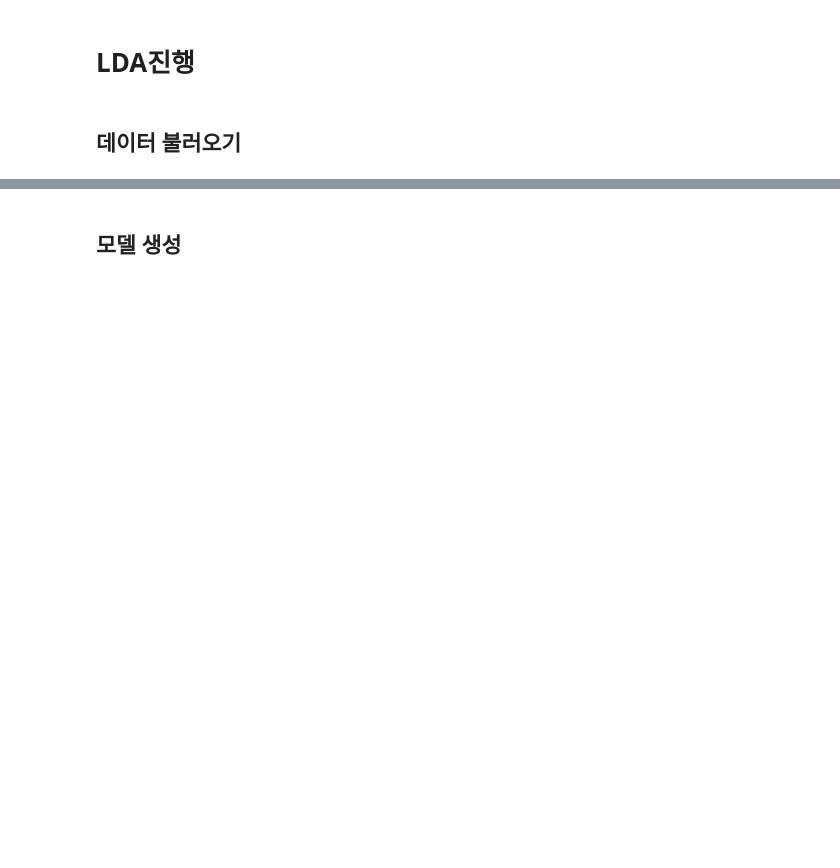
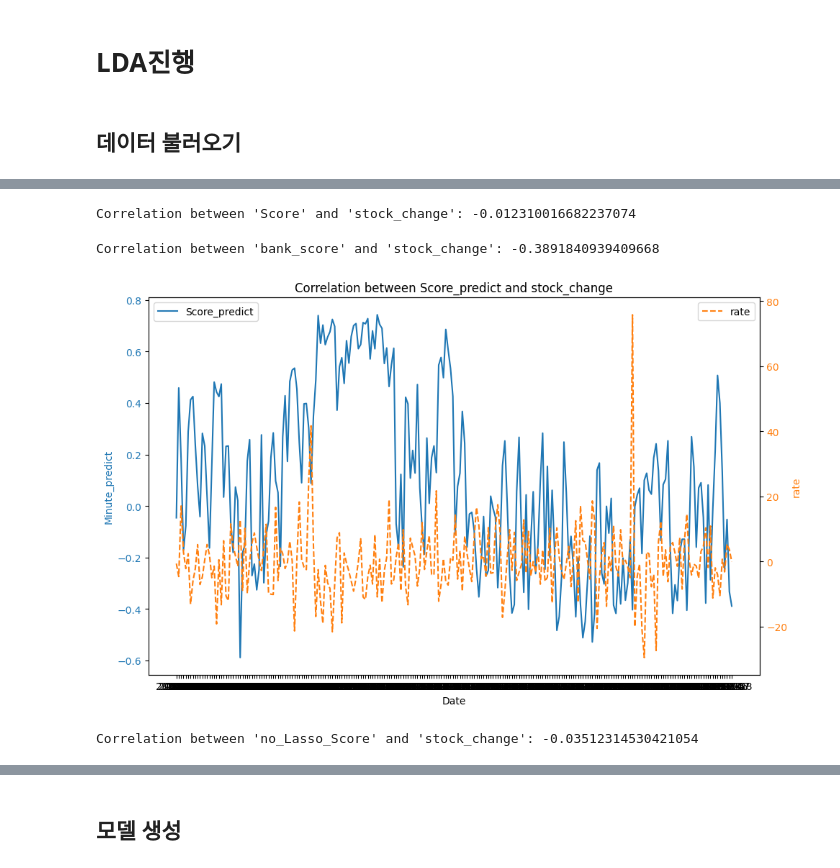
Before and after one commit to jtw0812/News_Stockvolume_thesis, a Jupyter notebook: Execution/hyndai_prac.ipynb, the cells around one changed output, grey strips where cells are left out. Drawn from its saved outputs; the diff is of its cells as text; code cells hidden in the pictures; blank space fills up the shorter version.

```diff
--- a/Execution/hyndai_prac.ipynb
+++ b/Execution/hyndai_prac.ipynb
@@ -108,0 +114,4 @@ celltrion_text = pd.concat([celltrion, bio_report], axis = 0)
+# %%
+hyundai = analyze_process.predict_stock(car, hyundai_news, 'hyundai')
+samsung = analyze_process.predict_stock(semiconduct, samsung_news, 'samsung')
+celltrion = analyze_process.predict_stock(bio, celltrion_news, 'celltrion')
@@ -108,0 +132,57 @@ celltrion_text = pd.concat([celltrion, bio_report], axis = 0)
+# %%
+
+hyundai.stock_comparison_df.fillna(0, inplace = True)
+hyundai.stock_comparison_df
+correlation = hyundai.stock_comparison_df['Score'].corr(hyundai.stock_comparison_df['stock_change'])
+
+print(f"Correlation between 'Score' and 'stock_change': {correlation}")
+# %% [output]
+Correlation between 'Score' and 'stock_change': -0.012310016682237074
+# %%
+hyundai.korea_bank_df
+hyundai.korea_bank_df.fillna(0, inplace = True)
+hyundai.korea_bank_df
+correlation_hyundai_koreabank = hyundai.korea_bank_df['score'].corr(hyundai.korea_bank_df['stock_change'])
+
+print(f"Correlation between 'bank_score' and 'stock_change': {correlation_hyundai_koreabank}")
+# %% [output]
+Correlation between 'bank_score' and 'stock_change': -0.3891840939409668
+# %%
+import matplotlib.pyplot as plt
+
+dates = hyundai.korea_bank_df['YearMonth']
+sentiment_scores = hyundai.korea_bank_df['score']
+interest_rates = hyundai.korea_bank_df['stock_change']
+
+# 그래프 초기화
+fig, ax1 = plt.subplots(figsize=(10, 6))
+
+# 첫 번째 y축 (Sentiment Score)
+ax1.set_xlabel('Date')
+ax1.set_ylabel('Minute_predict', color='tab:blue')
+ax1.plot(dates, sentiment_scores, color='tab:blue', label='Score_predict')
+ax1.tick_params(axis='y', labelcolor='tab:blue')
+ax1.legend(loc='upper left')
+
+# 두 번째 y축 (rate)
+ax2 = ax1.twinx()  # twinx 함수로 두 번째 y축 생성
+ax2.set_ylabel('rate', color='tab:orange')
+ax2.plot(dates, interest_rates, color='tab:orange', label='rate', linestyle='dashed')
+ax2.tick_params(axis='y', labelcolor='tab:orange')
+ax2.legend(loc='upper right')
+
+# x축 레이블 설정
+plt.xticks(rotation=45)
+plt.tight_layout()
+plt.title('Correlation between Score_predict and stock_change')
+plt.show()
+# %% [output]
+[figure, added]
+# %%
+hyundai.stock_comparison_no_lasso_df.fillna(0, inplace = True)
+hyundai.stock_comparison_no_lasso_df
+correlation_no_lasso = hyundai.stock_comparison_no_lasso_df['no_Lasso_Score'].corr(hyundai.stock_comparison_no_lasso_df['stock_change'])
+
+print(f"Correlation between 'no_Lasso_Score' and 'stock_change': {correlation_no_lasso}")
+# %% [output]
+Correlation between 'no_Lasso_Score' and 'stock_change': -0.03512314530421054
```
Also changed, not shown: parts of 44 cells of this notebook, 10 other files.
